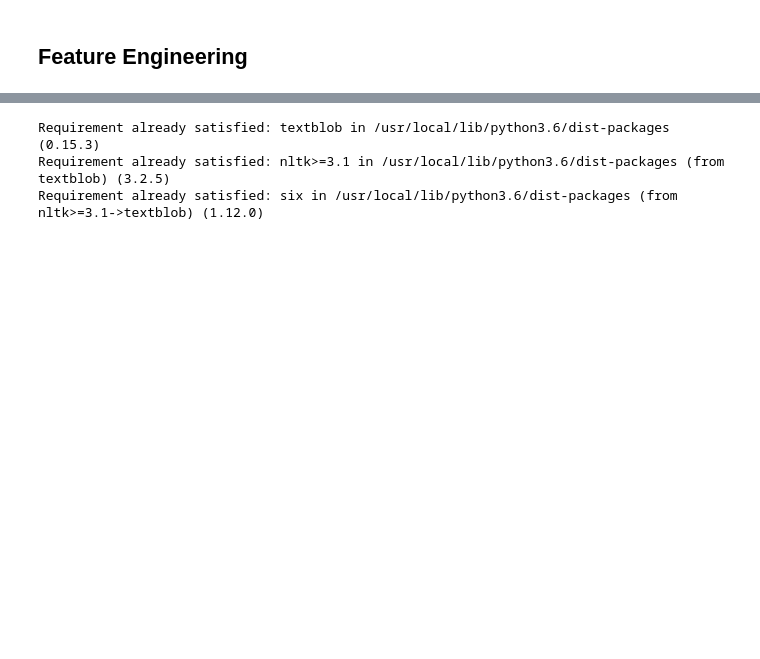
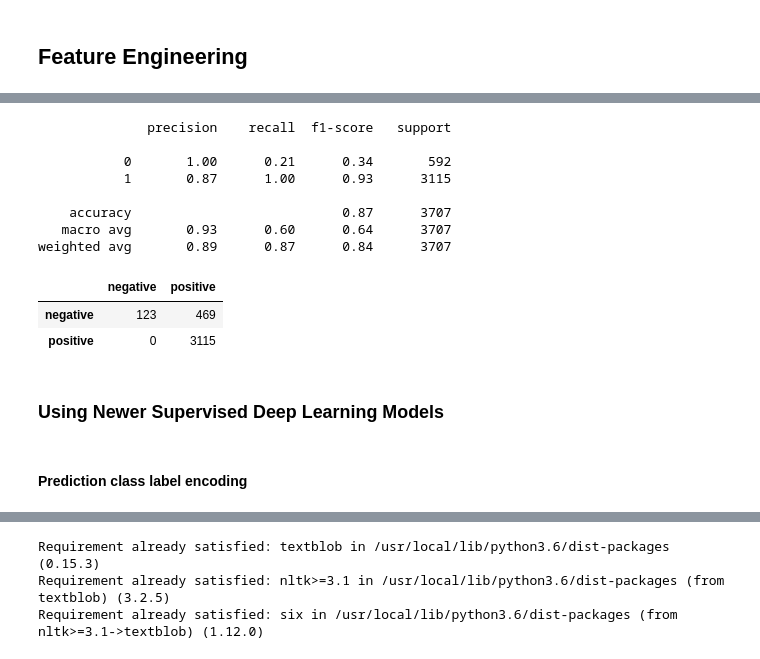
Before and after one commit to alexprabu/hackathon---submission_inceptez, a Jupyter notebook: SentimentAnalysis/Sentiment_Analysis.ipynb, the cells around one changed output, grey strips where cells are left out. Saved outputs shown, nothing was run; the diff lists cells and outputs as text; code cells hidden in the pictures; blank space fills up the shorter version.

```diff
--- a/SentimentAnalysis/Sentiment_Analysis.ipynb
+++ b/SentimentAnalysis/Sentiment_Analysis.ipynb
@@ -385,0 +501,10 @@ norm_train_reviews[0]
+# %%
+%%time
+
+# Random Forest model on TF-IDF features
+
+# train model
+rf.fit(tv_train_features, train_sentiments)
+
+# predict on test data
+rf_tfidf_predictions = rf.predict(tv_test_features)
@@ -385,0 +514,18 @@ norm_train_reviews[0]
+# %%
+labels = ['negative', 'positive']
+print(classification_report(test_sentiments, rf_tfidf_predictions))
+pd.DataFrame(confusion_matrix(test_sentiments, rf_tfidf_predictions), index=labels, columns=labels)
+# %% [output]
+              precision    recall  f1-score   support
+
+           0       1.00      0.21      0.34       592
+           1       0.87      1.00      0.93      3115
+
+    accuracy                           0.87      3707
+   macro avg       0.93      0.60      0.64      3707
+weighted avg       0.89      0.87      0.84      3707
+|  | negative | positive |
+| negative | 123 | 469 |
+| positive | 0 | 3115 |
+# %% [markdown]
+### Using Newer Supervised Deep Learning Models
@@ -385,0 +538,2 @@ norm_train_reviews[0]
+# %% [markdown]
+#### Prediction class label encoding
```
Also changed, not shown: parts of 48 cells of this notebook.
